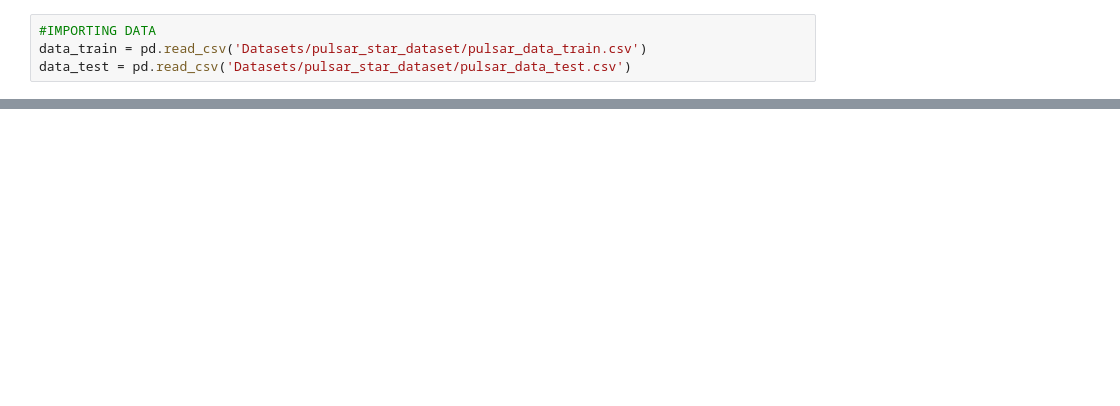
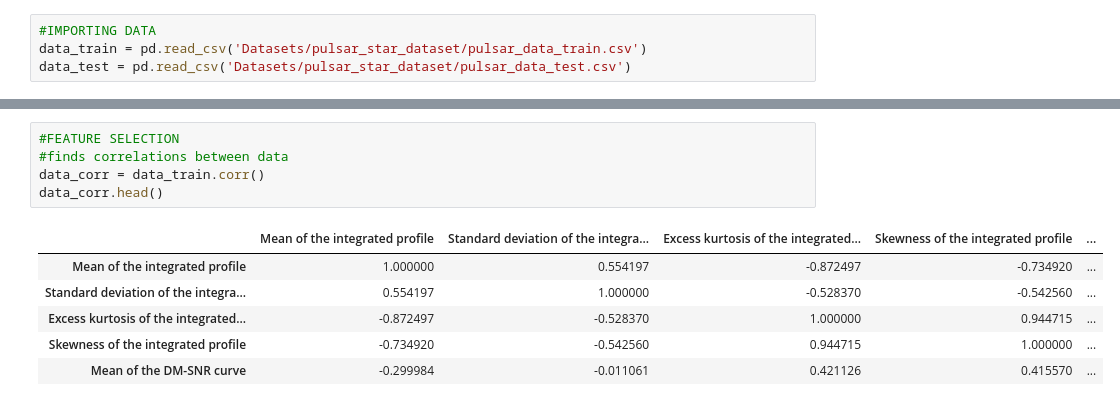
Before and after one commit to savalente3/pulsar_stars_prediction, a Jupyter notebook: pulsar_stars.ipynb, the cells around one changed output, grey strips where cells are left out. Saved outputs shown, nothing was run; the diff lists cells and outputs as text; blank space fills up the shorter version.

```diff
--- a/pulsar_stars.ipynb
+++ b/pulsar_stars.ipynb
@@ -58,0 +158,12 @@ msno.matrix(data_train)
+# %%
+#FEATURE SELECTION
+#finds correlations between data
+data_corr = data_train.corr()
+data_corr.head()
+# %% [output]
+|  | Mean of the integrated profile | Standard deviation of the integra... | Excess kurtosis of the integrated... | Skewness of the integrated profile | ... |
+| Mean of the integrated profile | 1.000000 | 0.554197 | -0.872497 | -0.734920 | ... |
+| Standard deviation of the integra... | 0.554197 | 1.000000 | -0.528370 | -0.542560 | ... |
+| Excess kurtosis of the integrated... | -0.872497 | -0.528370 | 1.000000 | 0.944715 | ... |
+| Skewness of the integrated profile | -0.734920 | -0.542560 | 0.944715 | 1.000000 | ... |
+| Mean of the DM-SNR curve | -0.299984 | -0.011061 | 0.421126 | 0.415570 | ... |
```
Also changed, not shown: parts of 15 cells of this notebook.
